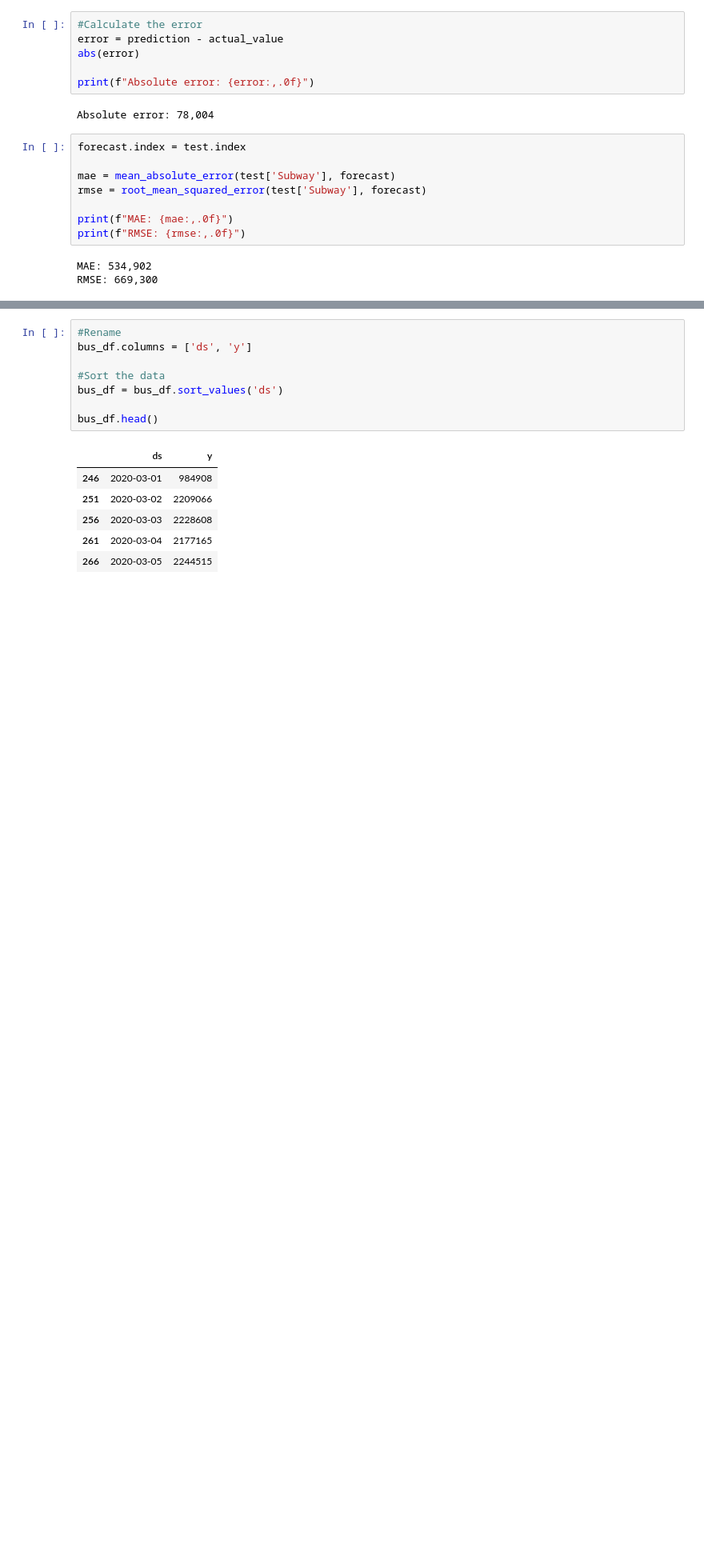
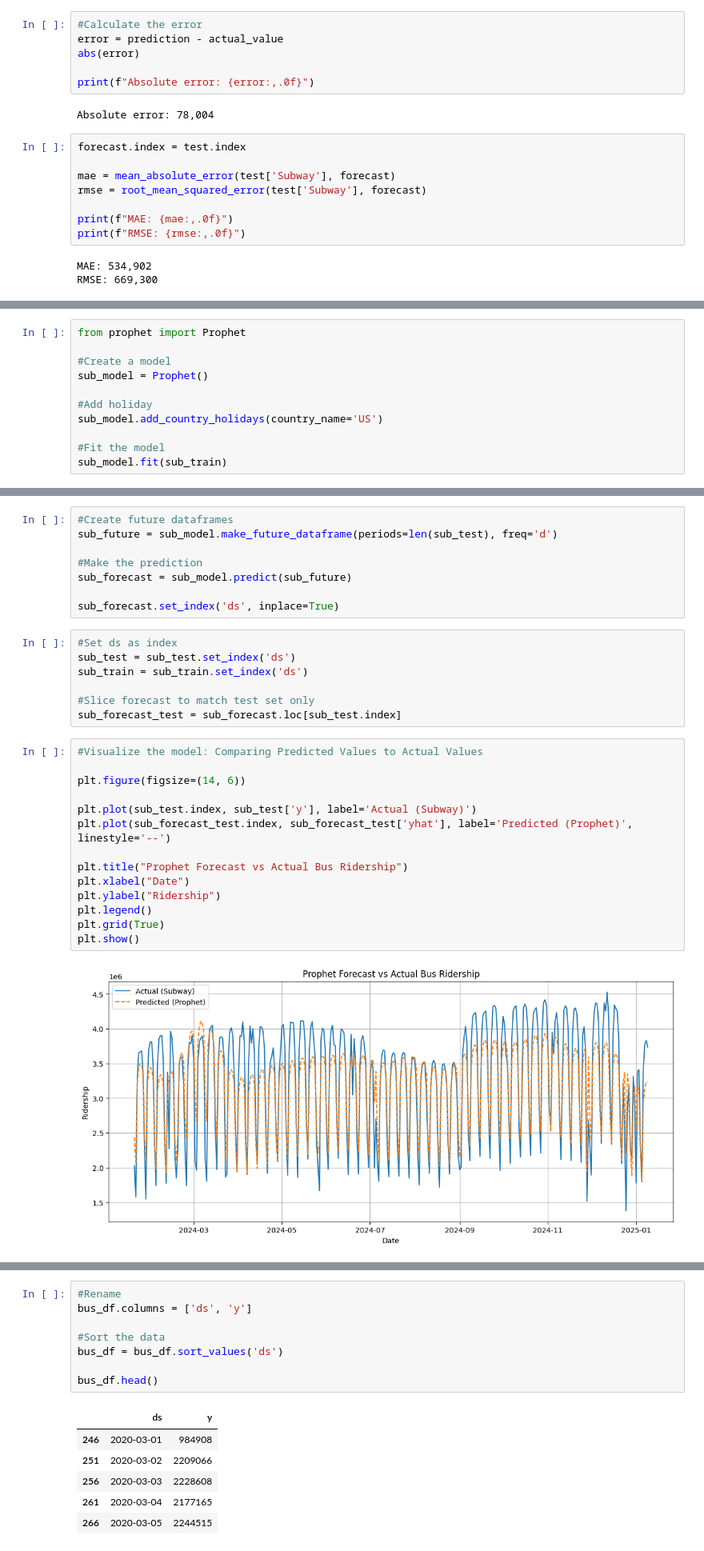
Before and after one commit to abdonkath/MTA_Ridership, a Jupyter notebook: mta.ipynb, the cells around one changed output, grey strips where cells are left out. Shown at 80% size. Saved outputs shown, nothing was run; the diff lists cells and outputs as text; blank space fills up the shorter version.

```diff
--- a/mta.ipynb
+++ b/mta.ipynb
@@ -353,0 +363,11 @@ RMSE: 669,300
+# %%
+from prophet import Prophet
+
+#Create a model
+sub_model = Prophet()
+
+#Add holiday
+sub_model.add_country_holidays(country_name='US')
+
+#Fit the model
+sub_model.fit(sub_train)
@@ -353,0 +378,31 @@ RMSE: 669,300
+# %%
+#Create future dataframes
+sub_future = sub_model.make_future_dataframe(periods=len(sub_test), freq='d')
+
+#Make the prediction
+sub_forecast = sub_model.predict(sub_future)
+
+sub_forecast.set_index('ds', inplace=True)
+# %%
+#Set ds as index
+sub_test = sub_test.set_index('ds')
+sub_train = sub_train.set_index('ds')
+
+#Slice forecast to match test set only
+sub_forecast_test = sub_forecast.loc[sub_test.index]
+# %%
+#Visualize the model: Comparing Predicted Values to Actual Values
+
+plt.figure(figsize=(14, 6))
+
+plt.plot(sub_test.index, sub_test['y'], label='Actual (Subway)')
+plt.plot(sub_forecast_test.index, sub_forecast_test['yhat'], label='Predicted (Prophet)', linestyle='--')
+
+plt.title("Prophet Forecast vs Actual Bus Ridership")
+plt.xlabel("Date")
+plt.ylabel("Ridership")
+plt.legend()
+plt.grid(True)
+plt.show()
+# %% [output]
+[figure, added]
```
Also changed, not shown: parts of 9 cells of this notebook.
